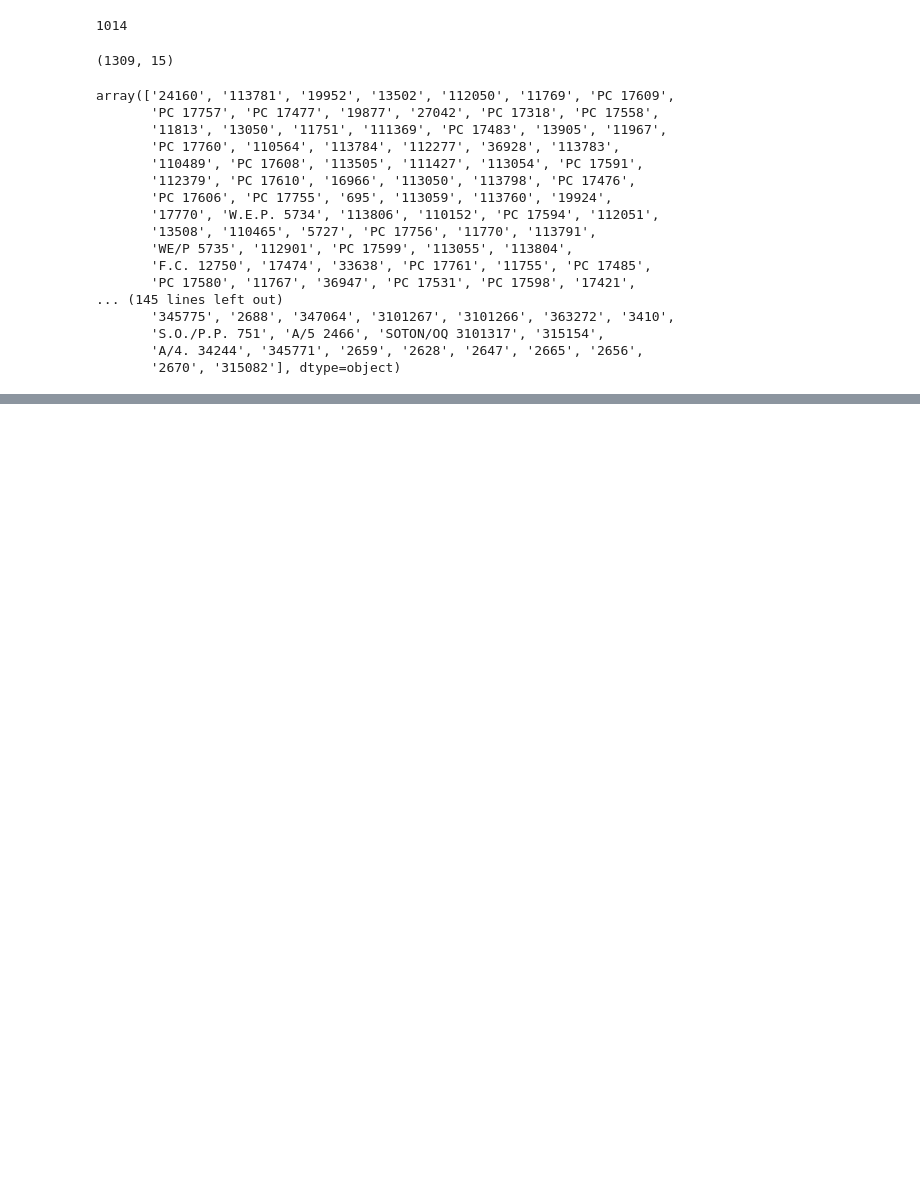
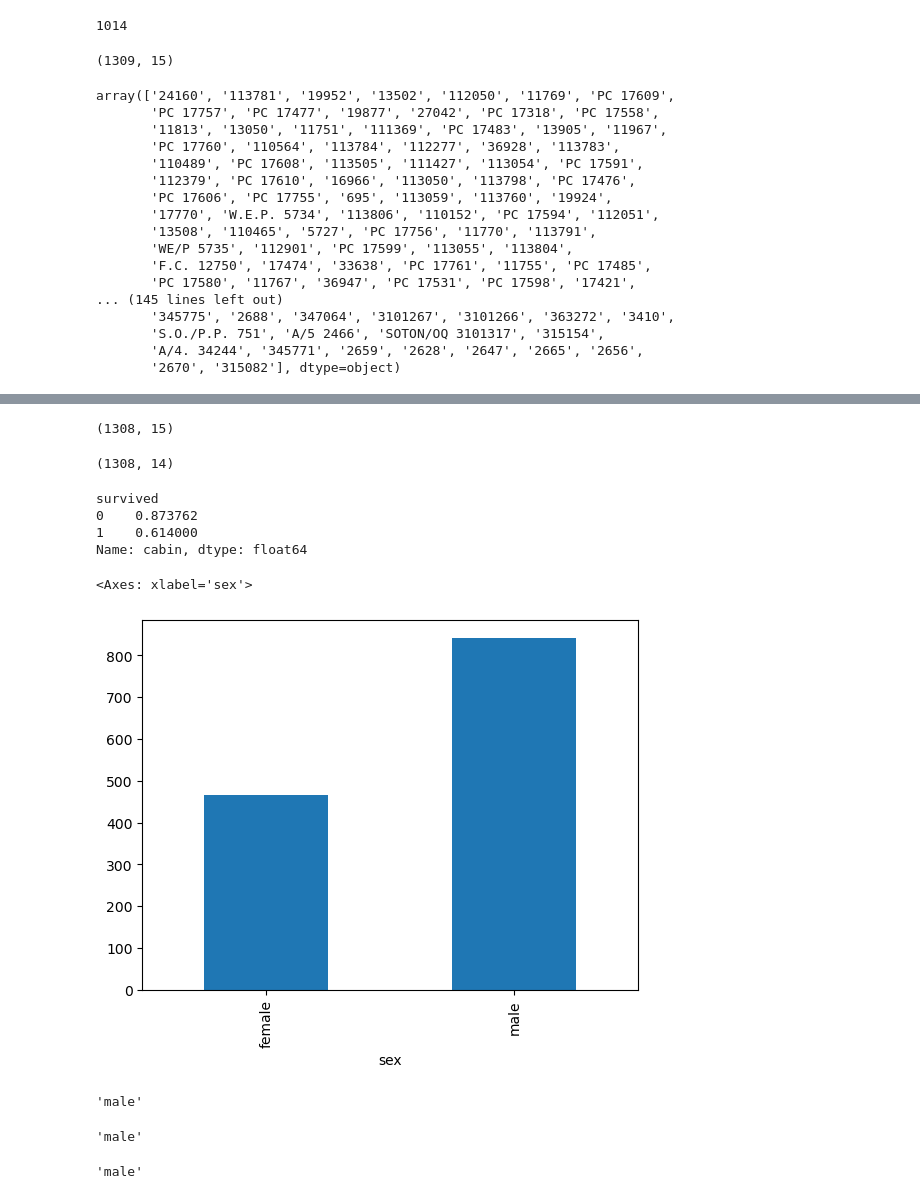
Before and after one commit to Sharafunneesa-pp/feature_engineering, a Jupyter notebook: Untitled.ipynb, the cells around one changed output, grey strips where cells are left out. Drawn from its saved outputs; the diff is of its cells as text; code cells hidden in the pictures; blank space fills up the shorter version.

```diff
--- a/Untitled.ipynb
+++ b/Untitled.ipynb
@@ -51,0 +76,2 @@ array(['24160', '113781', '19952', '13502', '112050', '11769', 'PC 17609',
+# %%
+data.dropna(subset=['fare'],inplace=True)
@@ -51,0 +97,35 @@ array(['24160', '113781', '19952', '13502', '112050', '11769', 'PC 17609',
+# %%
+data.shape
+# %% [output]
+(1308, 15)
+# %%
+data.drop(columns=["body"],inplace=True)
+# %%
+data.shape
+# %% [output]
+(1308, 14)
+# %%
+data["cabin"].isnull().groupby(data["survived"]).mean()
+# %% [output]
+survived
+0    0.873762
+1    0.614000
+Name: cabin, dtype: float64
+# %%
+data["sex"].value_counts().sort_values(ascending=True).plot.bar()
+# %% [output]
+<Axes: xlabel='sex'>
+[figure, added]
+# %%
+#select most frequent category
+data["sex"].value_counts().index[0]
+# %% [output]
+'male'
+# %%
+data["sex"].mode()[0]
+# %% [output]
+'male'
+# %%
+data["sex"].mode()[0]
+# %% [output]
+'male'
```
Also changed, not shown: parts of 3 cells of this notebook, 5 other files.
